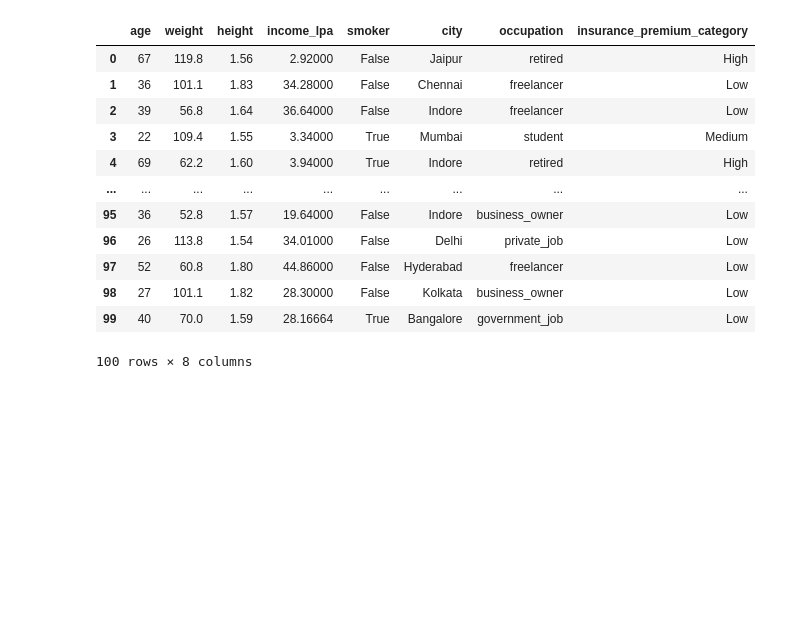
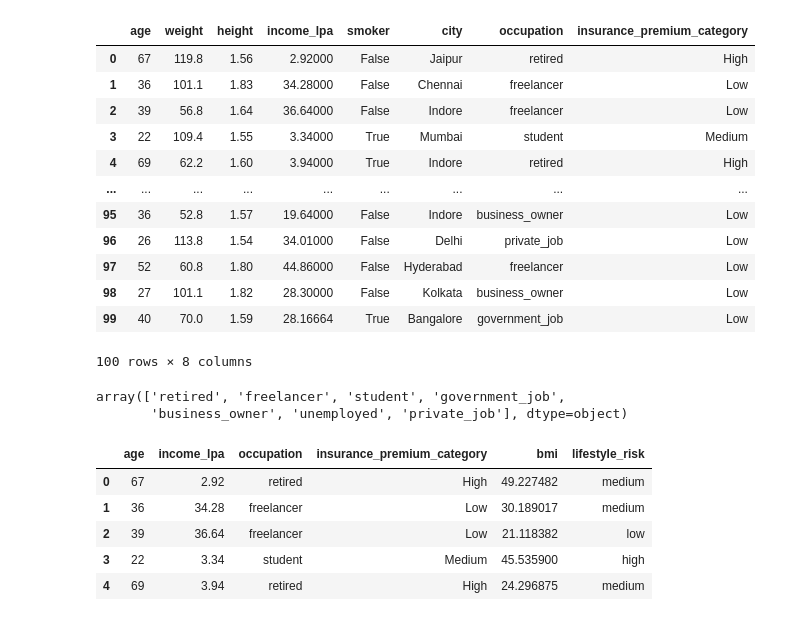
Before and after one commit to sheikhrakib0/FastAPI, a Jupyter notebook: insurance.ipynb, the cells around one changed output. Cells and saved outputs as stored; diff of their text form; code cells hidden in the pictures; blank space fills up the shorter version.

```diff
--- a/insurance.ipynb
+++ b/insurance.ipynb
@@ -18,3 +26,34 @@ data
 | 98 | 27 | 101.1 | 1.82 | 28.30000 | False | Kolkata | business_owner | Low |
 | 99 | 40 | 70.0 | 1.59 | 28.16664 | True | Bangalore | government_job | Low |
 100 rows × 8 columns
+# %%
+data = data.drop(columns=['city'], axis=1)
+# %%
+data['occupation'].unique()
+# %% [output]
+array(['retired', 'freelancer', 'student', 'government_job',
+       'business_owner', 'unemployed', 'private_job'], dtype=object)
+# %%
+# need to construct some column
+# bmi
+data['bmi'] = data['weight']/(data['height']**2)
+# %%
+# Lifestyle
+def lifestyle_risk(row):
+    if row["smoker"] and row['bmi'] > 30:
+        return "high"
+    elif row['smoker'] or row['bmi']> 27:
+        return "medium"
+    else:
+        return "low"
+# %%
+data["lifestyle_risk"] = data.apply(lifestyle_risk, axis=1)
+# %%
+data.head()
+# %% [output]
+|  | age | income_lpa | occupation | insurance_premium_category | bmi | lifestyle_risk |
+| 0 | 67 | 2.92 | retired | High | 49.227482 | medium |
+| 1 | 36 | 34.28 | freelancer | Low | 30.189017 | medium |
+| 2 | 39 | 36.64 | freelancer | Low | 21.118382 | low |
+| 3 | 22 | 3.34 | student | Medium | 45.535900 | high |
+| 4 | 69 | 3.94 | retired | High | 24.296875 | medium |
```
Also changed, not shown: parts of 11 cells of this notebook, 2 other files.
